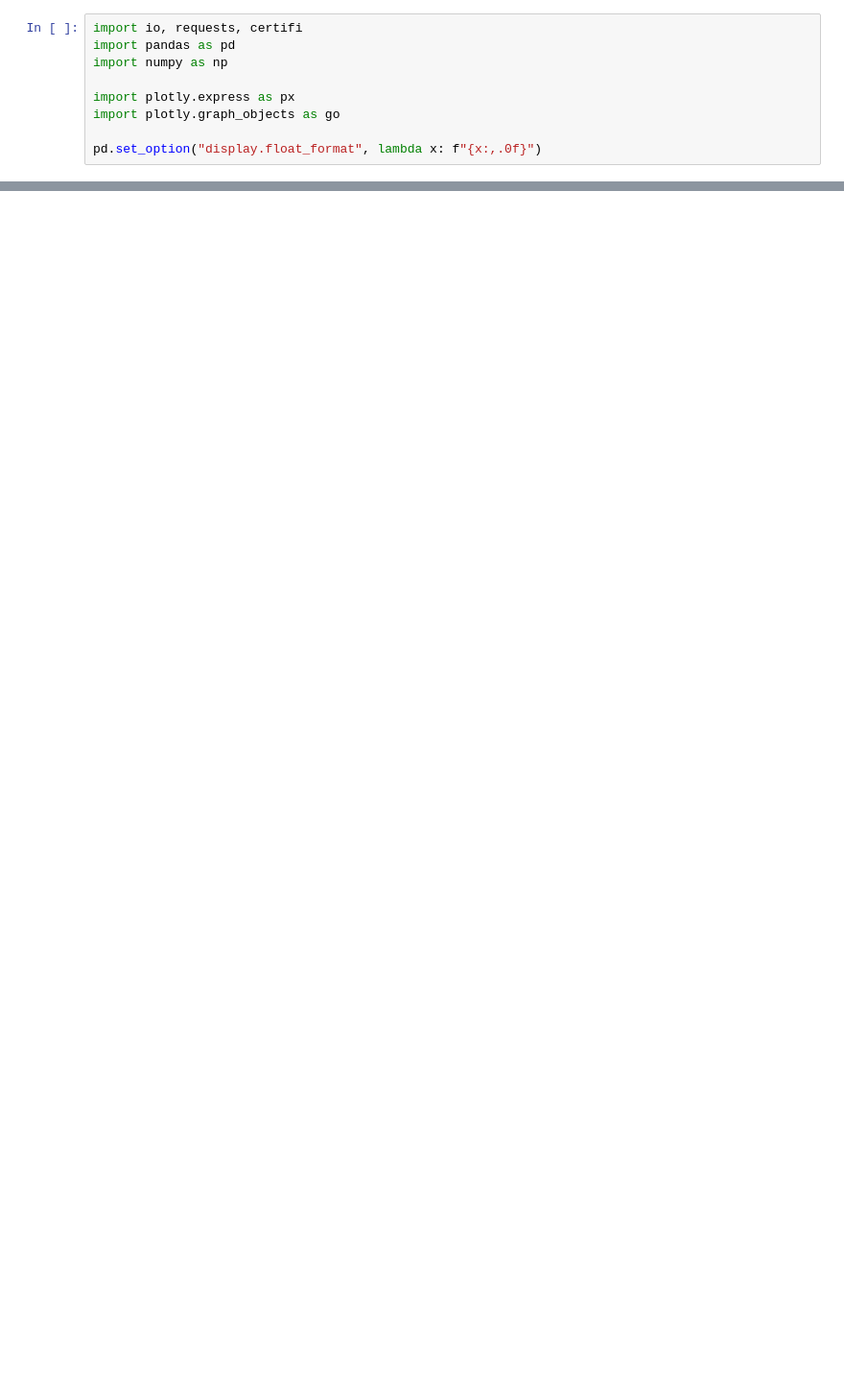
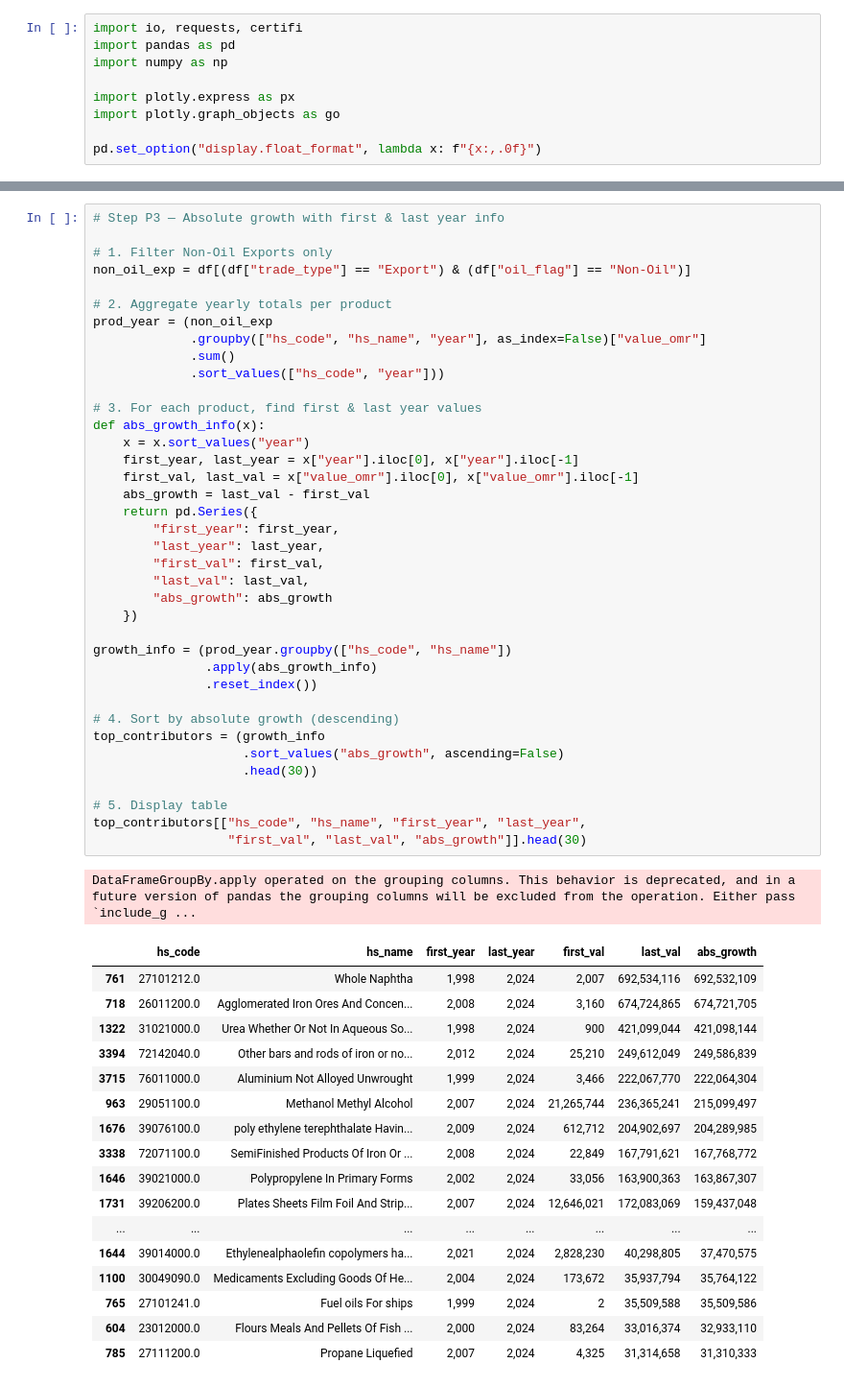
Before and after one commit to Yasser1910/Trade-Oman, a Jupyter notebook: oman_export_products_v3.ipynb, the cells around one changed output, grey strips where cells are left out. Shown at 96% size. Cells and saved outputs as stored; diff of their text form; blank space fills up the shorter version.

```diff
--- a/oman_export_products_v3.ipynb
+++ b/oman_export_products_v3.ipynb
@@ -213,0 +462,57 @@ fig.show()
+# %%
+# Step P3 — Absolute growth with first & last year info
+
+# 1. Filter Non-Oil Exports only
+non_oil_exp = df[(df["trade_type"] == "Export") & (df["oil_flag"] == "Non-Oil")]
+
+# 2. Aggregate yearly totals per product
+prod_year = (non_oil_exp
+             .groupby(["hs_code", "hs_name", "year"], as_index=False)["value_omr"]
+             .sum()
+             .sort_values(["hs_code", "year"]))
+
+# 3. For each product, find first & last year values
+def abs_growth_info(x):
+    x = x.sort_values("year")
+    first_year, last_year = x["year"].iloc[0], x["year"].iloc[-1]
+    first_val, last_val = x["value_omr"].iloc[0], x["value_omr"].iloc[-1]
+    abs_growth = last_val - first_val
+    return pd.Series({
+        "first_year": first_year,
+        "last_year": last_year,
+        "first_val": first_val,
+        "last_val": last_val,
+        "abs_growth": abs_growth
+    })
+
+growth_info = (prod_year.groupby(["hs_code", "hs_name"])
+               .apply(abs_growth_info)
+               .reset_index())
+
+# 4. Sort by absolute growth (descending)
+top_contributors = (growth_info
+                    .sort_values("abs_growth", ascending=False)
+                    .head(30))
+
+# 5. Display table
+top_contributors[["hs_code", "hs_name", "first_year", "last_year",
+                  "first_val", "last_val", "abs_growth"]].head(30)
+# %% [output]
+DataFrameGroupBy.apply operated on the grouping columns. This behavior is deprecated, and in a future version of pandas the grouping columns will be excluded from the operation. Either pass `include_g ...
+|  | hs_code | hs_name | first_year | last_year | first_val | last_val | abs_growth |
+| 761 | 27101212.0 | Whole Naphtha | 1,998 | 2,024 | 2,007 | 692,534,116 | 692,532,109 |
+| 718 | 26011200.0 | Agglomerated Iron Ores And Concen... | 2,008 | 2,024 | 3,160 | 674,724,865 | 674,721,705 |
+| 1322 | 31021000.0 | Urea Whether Or Not In Aqueous So... | 1,998 | 2,024 | 900 | 421,099,044 | 421,098,144 |
+| 3394 | 72142040.0 | Other bars and rods of iron or no... | 2,012 | 2,024 | 25,210 | 249,612,049 | 249,586,839 |
+| 3715 | 76011000.0 | Aluminium Not Alloyed Unwrought | 1,999 | 2,024 | 3,466 | 222,067,770 | 222,064,304 |
+| 963 | 29051100.0 | Methanol Methyl Alcohol | 2,007 | 2,024 | 21,265,744 | 236,365,241 | 215,099,497 |
+| 1676 | 39076100.0 | poly ethylene terephthalate Havin... | 2,009 | 2,024 | 612,712 | 204,902,697 | 204,289,985 |
+| 3338 | 72071100.0 | SemiFinished Products Of Iron Or ... | 2,008 | 2,024 | 22,849 | 167,791,621 | 167,768,772 |
+| 1646 | 39021000.0 | Polypropylene In Primary Forms | 2,002 | 2,024 | 33,056 | 163,900,363 | 163,867,307 |
+| 1731 | 39206200.0 | Plates Sheets Film Foil And Strip... | 2,007 | 2,024 | 12,646,021 | 172,083,069 | 159,437,048 |
+| ... | ... | ... | ... | ... | ... | ... | ... |
+| 1644 | 39014000.0 | Ethylenealphaolefin copolymers ha... | 2,021 | 2,024 | 2,828,230 | 40,298,805 | 37,470,575 |
+| 1100 | 30049090.0 | Medicaments Excluding Goods Of He... | 2,004 | 2,024 | 173,672 | 35,937,794 | 35,764,122 |
+| 765 | 27101241.0 | Fuel oils For ships | 1,999 | 2,024 | 2 | 35,509,588 | 35,509,586 |
+| 604 | 23012000.0 | Flours Meals And Pellets Of Fish ... | 2,000 | 2,024 | 83,264 | 33,016,374 | 32,933,110 |
+| 785 | 27111200.0 | Propane Liquefied | 2,007 | 2,024 | 4,325 | 31,314,658 | 31,310,333 |
```
Also changed, not shown: parts of 13 cells of this notebook.
